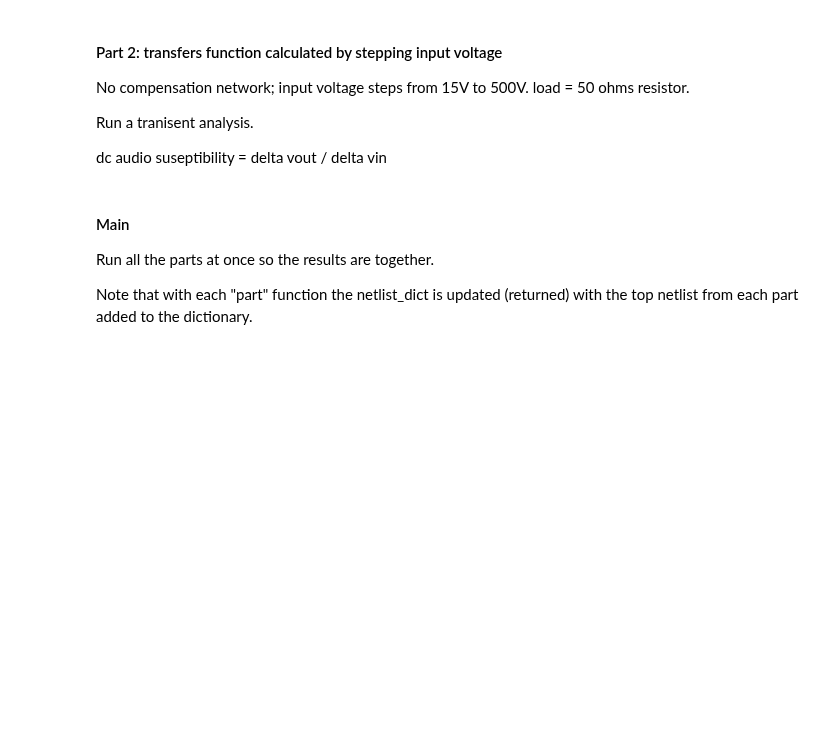
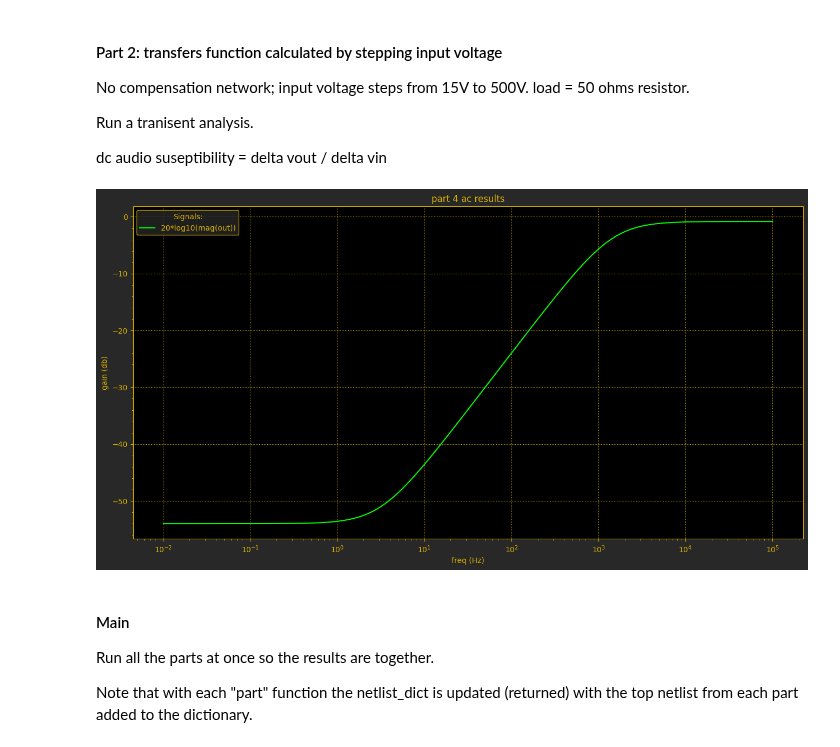
Before and after one commit to astorguy/sw_pwr_book_sim, a Jupyter notebook: python/sec_1_04_04_lin_reg.ipynb, the cells around one changed output. Saved outputs shown, nothing was run; the diff lists cells and outputs as text; code cells hidden in the pictures; blank space fills up the shorter version.

Commit message:
got ac plot correct

```diff
--- a/python/sec_1_04_04_lin_reg.ipynb
+++ b/python/sec_1_04_04_lin_reg.ipynb
@@ -74,6 +74,7 @@ class Key:
     VEC_ALL = "vec_all"
     VEC_IN_OUT = "vec_in_out"
     VEC_OUT = "vec_out"
+    VEC_GAIN = "vec_gain"
 
 
 # Dictionary for decoding the config file. These keys match the name is the config file
@@ -164,6 +165,7 @@ def initialize() -> tuple[dict[str, Path], dict[str, spi.Netlist], dict[str, spi
         Key.VEC_ALL: spi.Vectors("all"),
         Key.VEC_IN_OUT: spi.Vectors("in out"),
         Key.VEC_OUT: spi.Vectors("out"),
+        Key.VEC_GAIN: spi.Vectors("20*log10(mag(out))"),
     }
     return paths_dict, netlists_dict, vectors_dict
 
@@ -478,7 +480,7 @@ def part4(
         name="ac1",
         cmd_type="ac",
         cmd="ac dec 100 10m 100k",
-        vector=my_vectors_dict[Key.VEC_OUT],
+        vector=my_vectors_dict[Key.VEC_GAIN],
         results_loc=my_paths_dict[Key.RESULTS_PATH],
     )
     list_of_analyses.append(ac1)
@@ -515,38 +517,40 @@ def part4(
         my_paths_dict[Key.NGSPICE_EXE],
         top_filename,
         my_paths_dict[Key.SIM_TRANSCRIPT_FILENAME],
         "sim4",
     )
     # spi.print_section("Ngspice Command", sim1) # print out command
     sim.run()  # run the Ngspice simulation
 
     # convert the raw results into list of SimResults objects
     sim_results: list[spi.SimResults] = [
         spi.SimResults.from_file(analysis.cmd_type, analysis.results_filename)
         for analysis in list_of_analyses
     ]
 
     # give each SimResults object a more descriptive name
     ac1 = sim_results[0]
 
     ac2 = copy.deepcopy(ac1)
     ac2.vec_subset(
-        my_vectors_dict[Key.VEC_OUT].list_out()
+        my_vectors_dict[Key.VEC_GAIN].list_out()
     )  # limit to just "out" signal
 
     # display results
-    plot_data = ac2.x_axis_and_sigs(my_vectors_dict[Key.VEC_OUT].list_out())
-    y_names = my_vectors_dict[Key.VEC_OUT].list_out()
+    plot_data = ac2.x_axis_and_sigs(my_vectors_dict[Key.VEC_GAIN].list_out())
+    y_names = my_vectors_dict[Key.VEC_GAIN].list_out()
     my_plt = spi.Plot("ac_plt", plot_data, y_names, my_paths_dict[Key.RESULTS_PATH])
     my_plt.set_title("part 4 ac results")
-    my_plt.define_axes(("freq", "Hz", "log"), ("voltage", "V", "linear"))
+    my_plt.define_axes(("freq", "Hz", "log"), ("gain", "db", "linear"))
     my_plt.png()  # create png file and send to results directory
     spi.display_plots()
 
     return my_netlists_dict
 
 
-# netlists_dict = part4(paths_dict, netlists_dict, vectors_dict)
+netlists_dict = part4(paths_dict, netlists_dict, vectors_dict)
+# %% [output]
+[figure, added]
 # %% [markdown]
 #### Main
 Run all the parts at once so the results are together.
```
Also changed, not shown: parts of 1 cell of this notebook, 1 other file.
